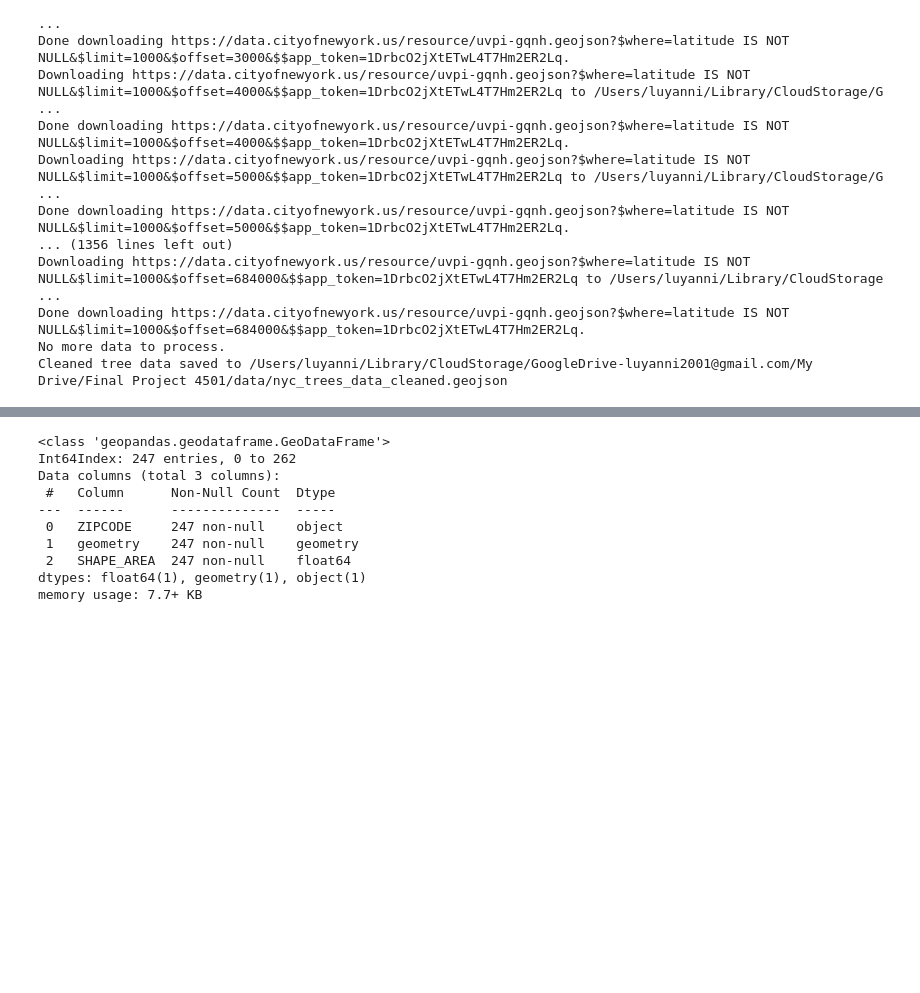
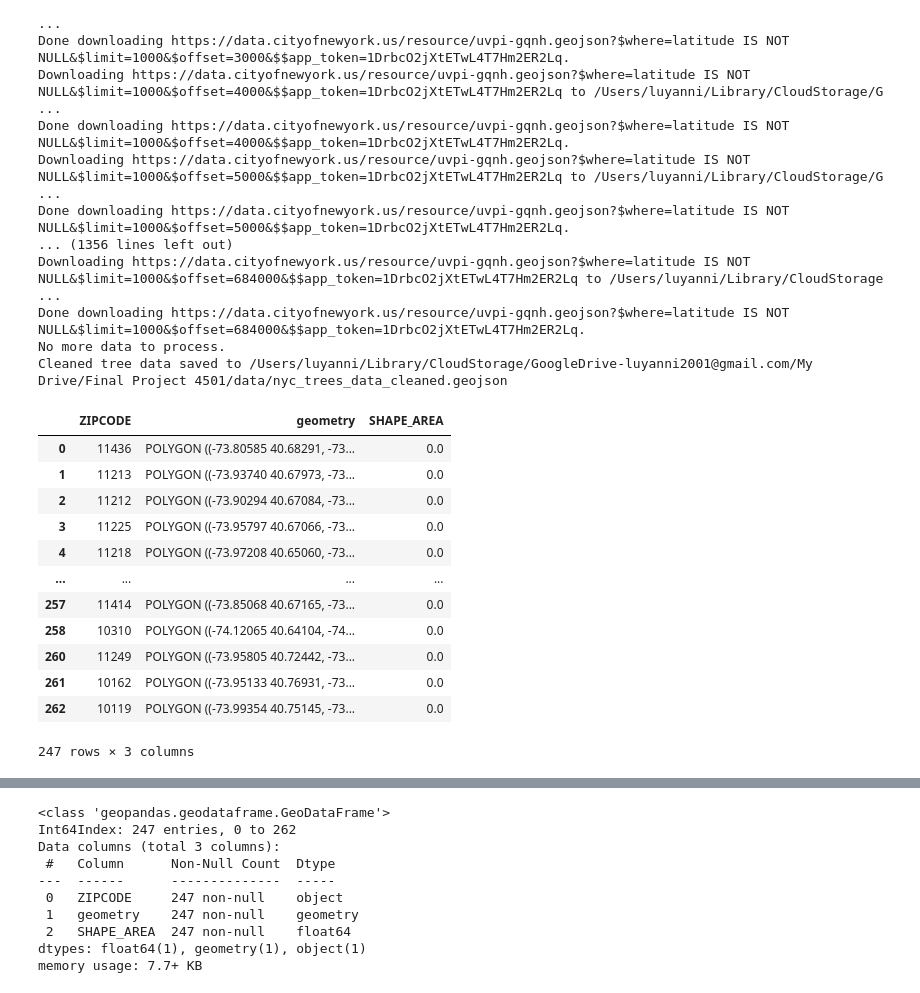
Before and after one commit to XinyueWa/FinalProj, a Jupyter notebook: Project Template.ipynb, the cells around one changed output, grey strips where cells are left out. Saved outputs shown, nothing was run; the diff lists cells and outputs as text; code cells hidden in the pictures; blank space fills up the shorter version.

```diff
--- a/Project Template.ipynb
+++ b/Project Template.ipynb
@@ -143,3 +111,43 @@ def load_and_clean_zipcodes(ZIPCODE_DATA_FILE):
+# %%
+def load_and_clean_zipcodes(ZIPCODE_DATA_FILE):
+    # Load the shapefile
+    gdf = gpd.read_file(ZIPCODE_DATA_FILE)
+
+    # Drop rows with missing values
+    gdf = gdf.dropna()
+
+    # List of columns to keep
+    columns_to_keep = ['ZIPCODE', 'geometry']
+    gdf = gdf[columns_to_keep]
+
+    # Remove duplicate ZIP codes
+    gdf = gdf.drop_duplicates(subset='ZIPCODE')
+
+    # Filter out ZIP codes that are not in NYC
+    valid_nyc_zip_codes = (
+        [f"{z:05d}" for z in range(10001, 10293)] +  # Manhattan
+        [f"{z:05d}" for z in range(10451, 10476)] +  # Bronx
+        [f"{z:05d}" for z in range(11201, 11257)] +  # Brooklyn
+        [f"{z:05d}" for z in range(11001, 11698)] +  # Queens
+        [f"{z:05d}" for z in range(10301, 10315)]    # Staten Island
+    )
+    gdf = gdf[gdf['ZIPCODE'].isin(valid_nyc_zip_codes)]
+
+    # Cast columns to appropriate types
+    gdf['ZIPCODE'] = gdf['ZIPCODE'].astype(str)
+
+    # Set or transform CRS
+    if gdf.crs is not None:
+        if gdf.crs.to_string() != 'EPSG:4326':
+            gdf = gdf.to_crs(epsg=4326)
+    else:
+        gdf.set_crs(epsg=4326, inplace=True, allow_override=True)
+
+    # Save the cleaned GeoDataFrame back to a new shapefile
+    cleaned_file_path = Path(ZIPCODE_DATA_FILE).parent / "nyc_zipcodes_cleaned.shp"
+    gdf.to_file(cleaned_file_path)
+
+    return gdf
 # %%
 def download_and_clean_311_data():
     limit = 5000
@@ -271,3 +279,20 @@ Downloading https://data.cityofnewyork.us/resource/uvpi-gqnh.geojson?$where=lati
 Done downloading https://data.cityofnewyork.us/resource/uvpi-gqnh.geojson?$where=latitude IS NOT NULL&$limit=1000&$offset=684000&$$app_token=1DrbcO2jXtETwL4T7Hm2ER2Lq.
 No more data to process.
 Cleaned tree data saved to /Users/luyanni/Library/CloudStorage/GoogleDrive-luyanni2001@gmail.com/My Drive/Final Project 4501/data/nyc_trees_data_cleaned.geojson
+# %%
+geodf_zip_data = load_and_clean_zipcodes(ZIPCODE_DATA_FILE)
+geodf_zip_data
+# %% [output]
+|  | ZIPCODE | geometry | SHAPE_AREA |
+| 0 | 11436 | POLYGON ((-73.80585 40.68291, -73... | 0.0 |
+| 1 | 11213 | POLYGON ((-73.93740 40.67973, -73... | 0.0 |
+| 2 | 11212 | POLYGON ((-73.90294 40.67084, -73... | 0.0 |
+| 3 | 11225 | POLYGON ((-73.95797 40.67066, -73... | 0.0 |
+| 4 | 11218 | POLYGON ((-73.97208 40.65060, -73... | 0.0 |
+| ... | ... | ... | ... |
+| 257 | 11414 | POLYGON ((-73.85068 40.67165, -73... | 0.0 |
+| 258 | 10310 | POLYGON ((-74.12065 40.64104, -74... | 0.0 |
+| 260 | 11249 | POLYGON ((-73.95805 40.72442, -73... | 0.0 |
+| 261 | 10162 | POLYGON ((-73.95133 40.76931, -73... | 0.0 |
+| 262 | 10119 | POLYGON ((-73.99354 40.75145, -73... | 0.0 |
+247 rows × 3 columns
```
Also changed, not shown: parts of 37 cells of this notebook, 1 other file.
